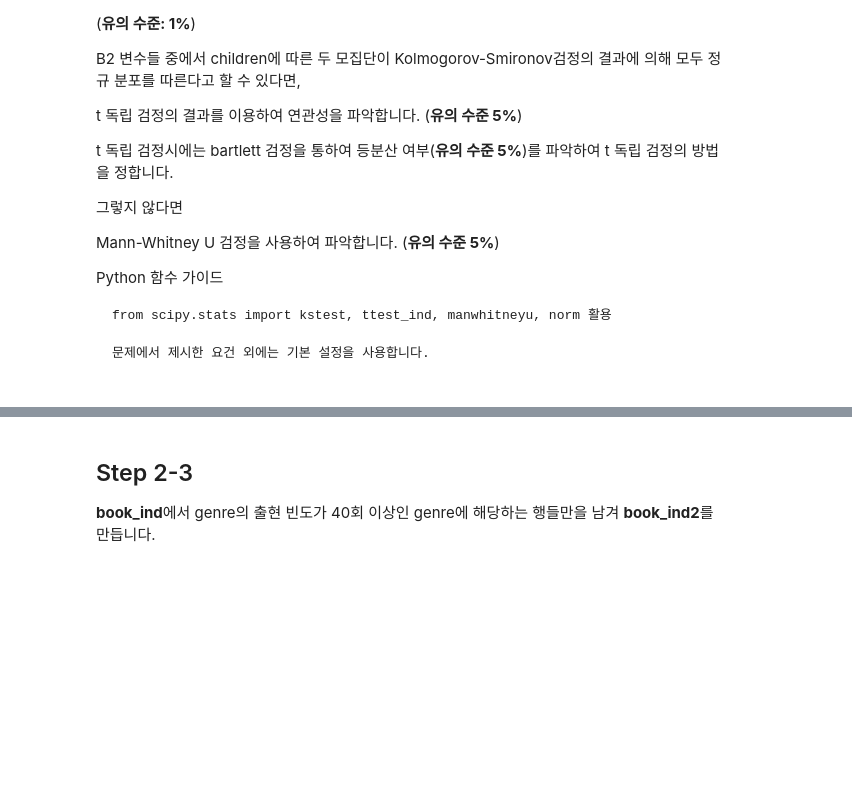
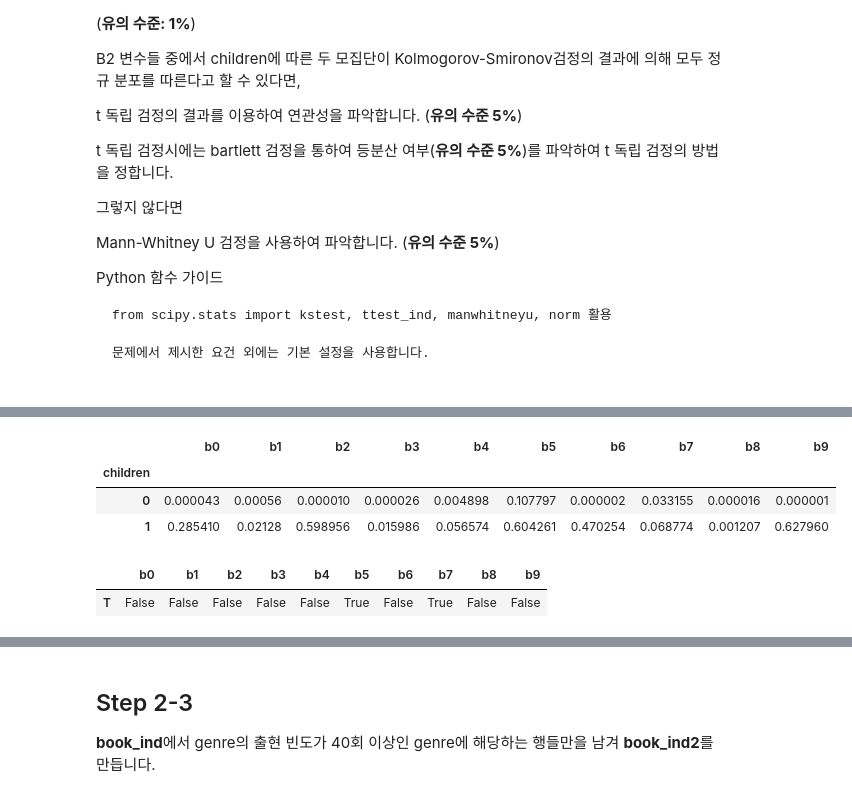
Before and after one commit to sunkusun9/DS_prob1_2510, a Jupyter notebook: prob_solution.ipynb, the cells around one changed output, grey strips where cells are left out. Saved outputs shown, nothing was run; the diff lists cells and outputs as text; code cells hidden in the pictures; blank space fills up the shorter version.

```diff
--- a/prob_solution.ipynb
+++ b/prob_solution.ipynb
@@ -1038,0 +1058,4 @@ from scipy.stats import kstest, ttest_ind, manwhitneyu, norm 활용
+# %%
+from scipy.stats import kstest, ttest_ind, mannwhitneyu, norm
+df_children_B = df_book_ind.groupby('children')[B2].agg(list)
+df_children_B
@@ -1038,0 +1067,16 @@ from scipy.stats import kstest, ttest_ind, manwhitneyu, norm 활용
+# %%
+df_kstest_pvalue = df_children_B.map(
+    lambda x: kstest(zscore(x, ddof=1), norm.cdf).pvalue
+)
+df_kstest_pvalue
+# %% [output]
+|  | b0 | b1 | b2 | b3 | b4 | b5 | b6 | b7 | b8 | b9 |
+| children |  |  |  |  |  |  |  |  |  |  |
+| 0 | 0.000043 | 0.00056 | 0.000010 | 0.000026 | 0.004898 | 0.107797 | 0.000002 | 0.033155 | 0.000016 | 0.000001 |
+| 1 | 0.285410 | 0.02128 | 0.598956 | 0.015986 | 0.056574 | 0.604261 | 0.470254 | 0.068774 | 0.001207 | 0.627960 |
+# %%
+s_t = (df_kstest_pvalue >= 0.01).all()
+s_t.rename('T').to_frame().T
+# %% [output]
+|  | b0 | b1 | b2 | b3 | b4 | b5 | b6 | b7 | b8 | b9 |
+| T | False | False | False | False | False | True | False | True | False | False |
```
Also changed, not shown: parts of 8 cells of this notebook.
